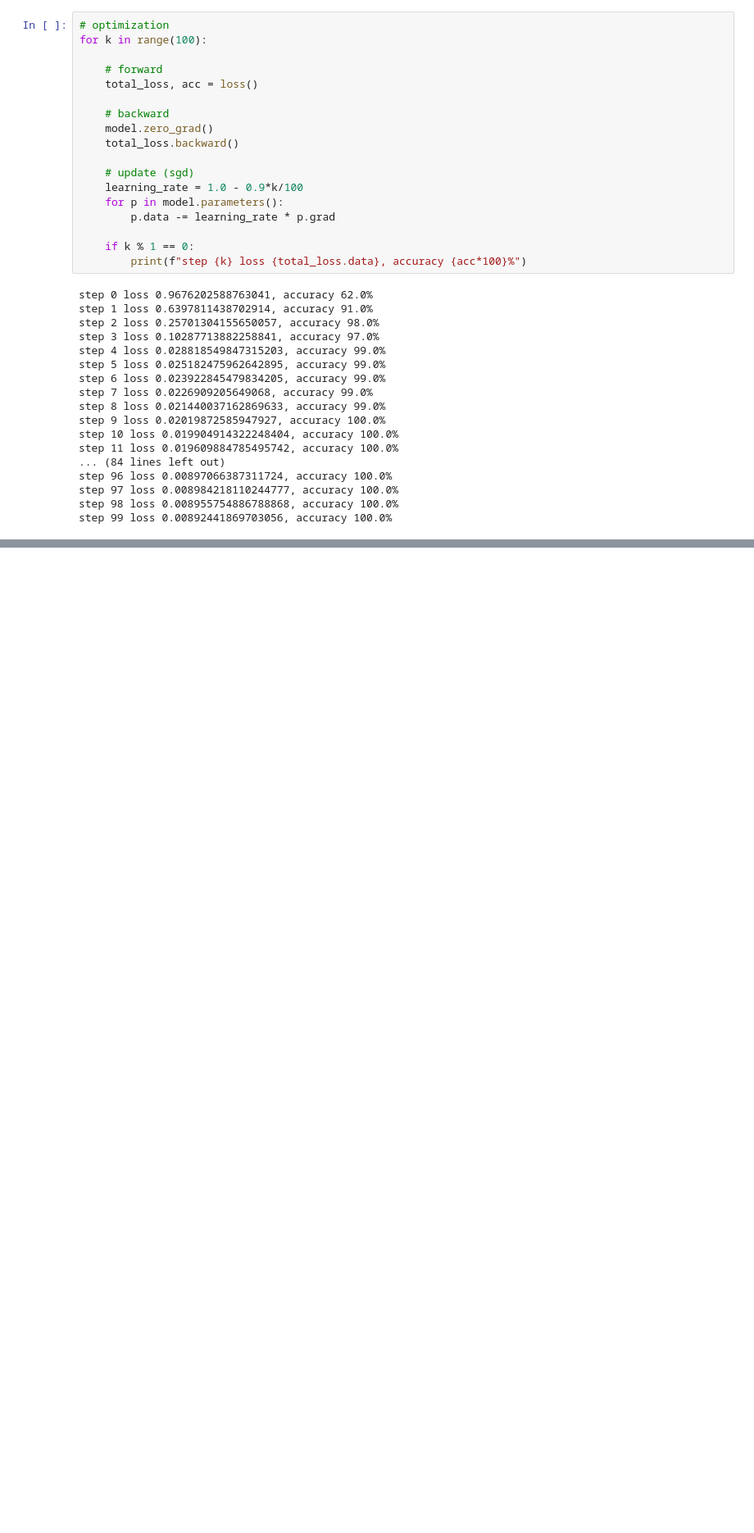
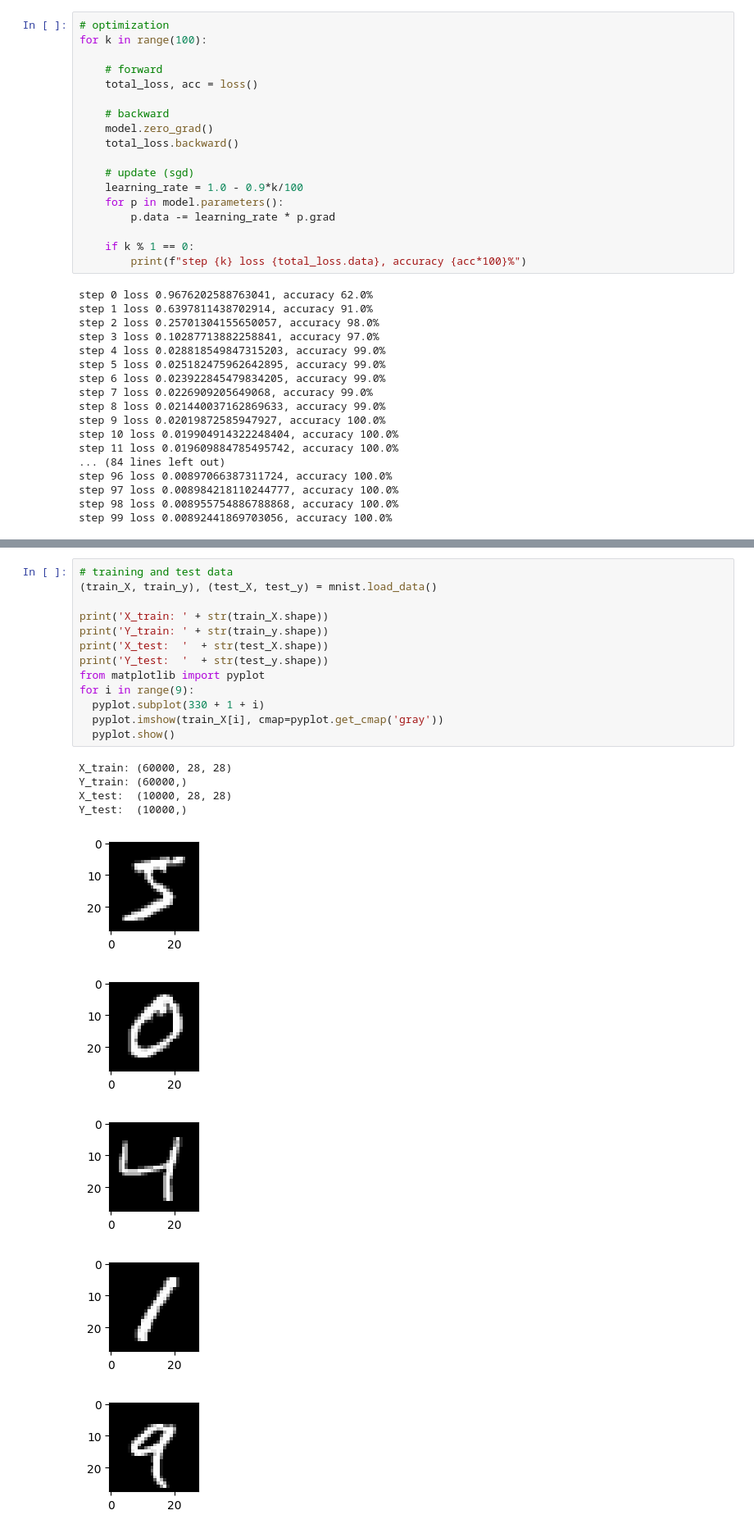
Before and after one commit to AndrewstheBuilder/FromScratch_NeuralNetworks, a Jupyter notebook: MultiLayerPerceptron_FromScratch.ipynb, the cells around one changed output, grey strips where cells are left out. Shown: that part at 82% size. Drawn from its saved outputs; the diff is of its cells as text; blank space fills up the shorter version.

```diff
--- a/MultiLayerPerceptron_FromScratch.ipynb
+++ b/MultiLayerPerceptron_FromScratch.ipynb
@@ -1477,0 +1502,23 @@ step 99 loss 0.00892441869703056, accuracy 100.0%
+# %%
+# training and test data
+(train_X, train_y), (test_X, test_y) = mnist.load_data()
+
+print('X_train: ' + str(train_X.shape))
+print('Y_train: ' + str(train_y.shape))
+print('X_test:  '  + str(test_X.shape))
+print('Y_test:  '  + str(test_y.shape))
+from matplotlib import pyplot
+for i in range(9):
+  pyplot.subplot(330 + 1 + i)
+  pyplot.imshow(train_X[i], cmap=pyplot.get_cmap('gray'))
+  pyplot.show()
+# %% [output]
+X_train: (60000, 28, 28)
+Y_train: (60000,)
+X_test:  (10000, 28, 28)
+Y_test:  (10000,)
+[figure, added]
+[figure, added]
+[figure, added]
+[figure, added]
+[figure, added]
```
Also changed, not shown: parts of 4 cells of this notebook.
